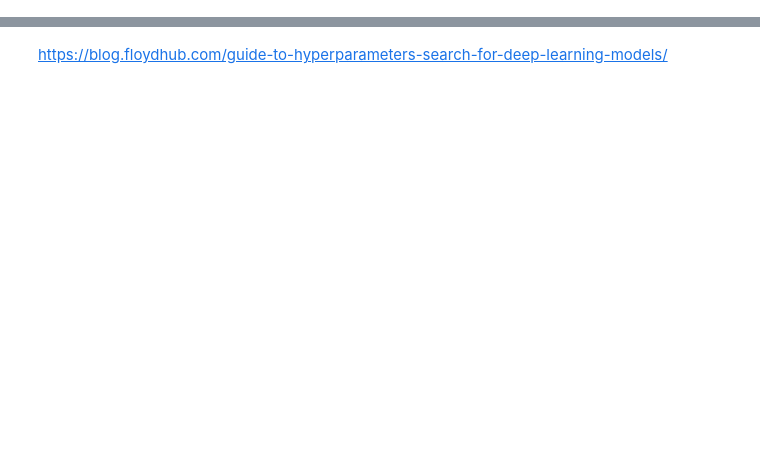
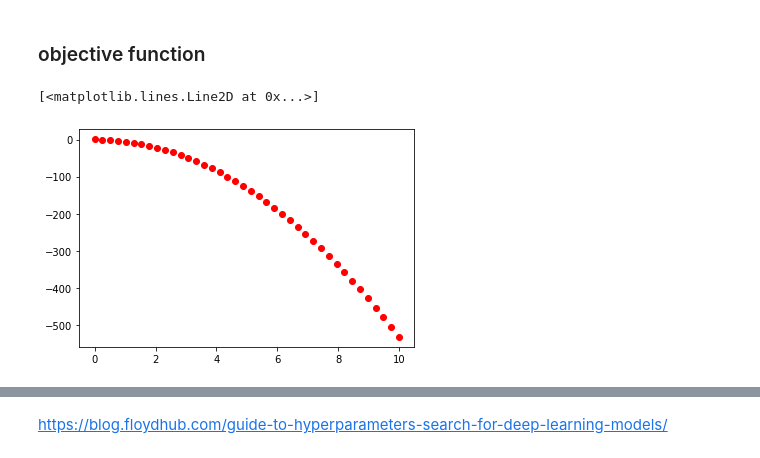
Before and after one commit to nitram-bot/fhnw_lecture, a Jupyter notebook: notebooks/AutoML.ipynb, the cells around one changed output, grey strips where cells are left out. Cells and saved outputs as stored; diff of their text form; code cells hidden in the pictures; blank space fills up the shorter version.

```diff
--- a/notebooks/AutoML.ipynb
+++ b/notebooks/AutoML.ipynb
@@ -43,0 +109,44 @@ id="bayesian_optimization" src="../images/image4.png" width="320" height="320">
+# %%
+# prepare data
+data = pd.read_csv('../data/train.csv', sep=",")
+data.drop('Id', axis = 1, inplace = True)
+SalePrice = data['SalePrice']
+data.drop('SalePrice', axis=1, inplace = True)
+
+categorical = [var for var in data.columns if data[var].dtype=='O']
+numerical = [var for var in data.columns if data[var].dtype!='O']
+data[categorical] = data[categorical].fillna('None')
+data[numerical] += 1
+
+X_train, X_test, y_train, y_test = train_test_split(data, SalePrice, test_size=0.2, random_state=42)
+
+numeric_transformer = Pipeline(steps=[
+    ('imputer', SimpleImputer(missing_values=np.nan, strategy='mean')),
+    ('scaler', PowerTransformer(method='box-cox'))])
+
+categorical_transformer = OneHotEncoder(handle_unknown='ignore', sparse=False)
+
+preprocessor = ColumnTransformer(
+    transformers=[
+        ('num', numeric_transformer, numerical),
+        ('cat', categorical_transformer, categorical),
+        ])
+
+X_train_augmented = preprocessor.fit_transform(X_train)
+X_test_augmented = preprocessor.transform(X_test)
+# %% [markdown]
+### objective function
+# %%
+import matplotlib.pyplot as plt
+Y = []
+X = np.linspace(0, 10, 40).reshape(-1, 1)
+for alfa in X:
+    model = Lasso(alpha=alfa, fit_intercept=False)
+    model.fit(X_train_augmented, np.log1p(y_train))
+    Y.append(model.score(X_test_augmented, np.log1p(y_test)))
+
+Y = np.array(Y)
+plt.plot(X, Y, 'ro')
+# %% [output]
+[<matplotlib.lines.Line2D at 0x...>]
+[figure, added]
```
Also changed, not shown: parts of 55 cells of this notebook, 25 other files.
